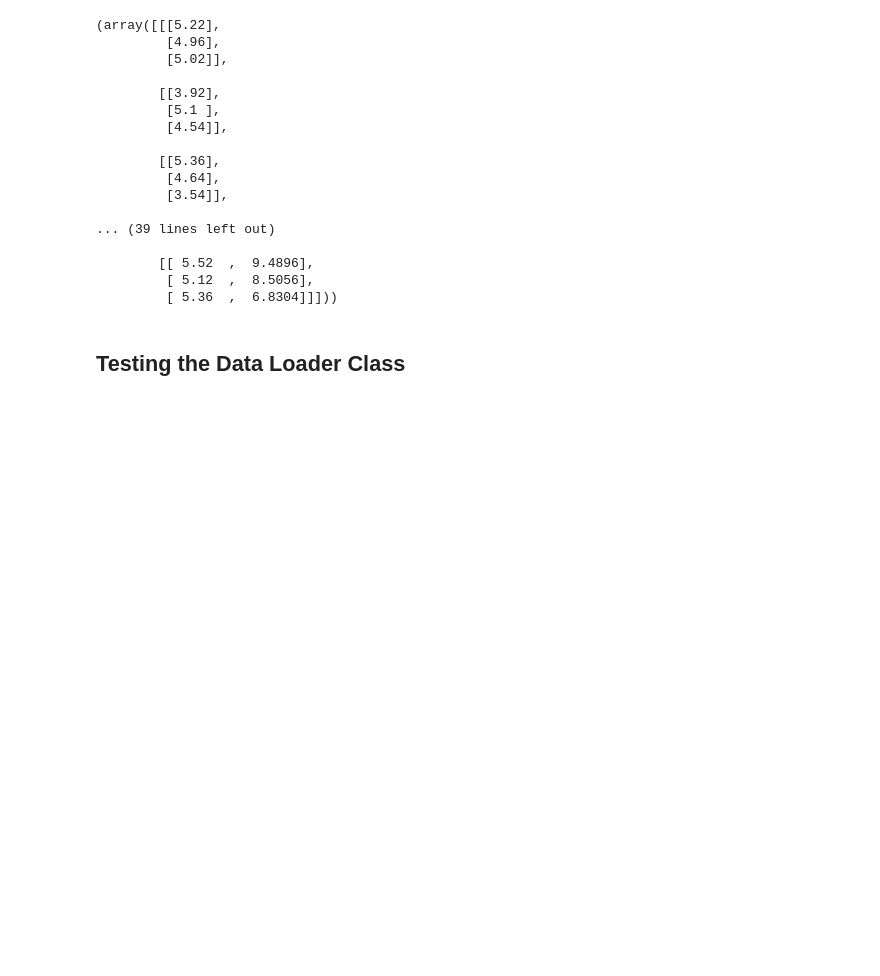
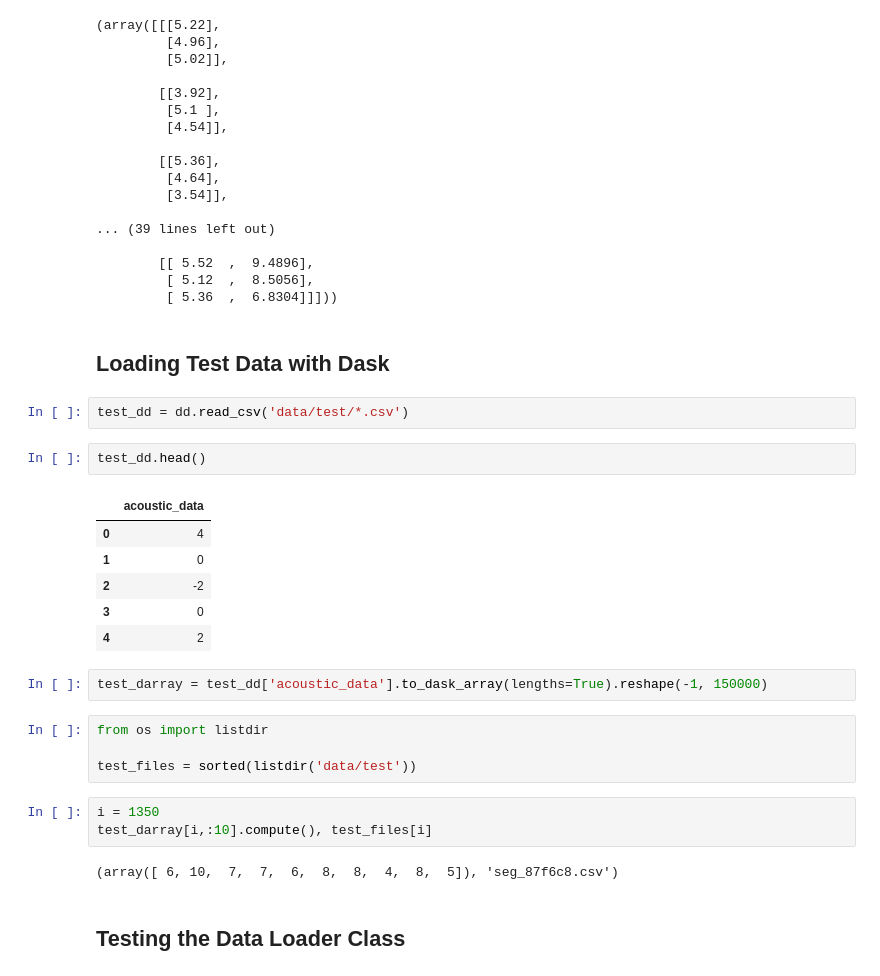
Before and after one commit to sudorm12/lanl, a Jupyter notebook: Explore.ipynb, the cells around one changed output. Saved outputs shown, nothing was run; the diff lists cells and outputs as text; blank space fills up the shorter version.

```diff
--- a/Explore.ipynb
+++ b/Explore.ipynb
@@ -238,6 +238,30 @@ sample_means.compute(), sample_vars.compute(), sample_stats.compute()
         [[ 5.52  ,  9.4896],
          [ 5.12  ,  8.5056],
          [ 5.36  ,  6.8304]]]))
+# %% [markdown]
+## Loading Test Data with Dask
+# %%
+test_dd = dd.read_csv('data/test/*.csv')
+# %%
+test_dd.head()
+# %% [output]
+|  | acoustic_data |
+| 0 | 4 |
+| 1 | 0 |
+| 2 | -2 |
+| 3 | 0 |
+| 4 | 2 |
+# %%
+test_darray = test_dd['acoustic_data'].to_dask_array(lengths=True).reshape(-1, 150000)
+# %%
+from os import listdir
+
+test_files = sorted(listdir('data/test'))
+# %%
+i = 1350
+test_darray[i,:10].compute(), test_files[i]
+# %% [output]
+(array([ 6, 10,  7,  7,  6,  8,  8,  4,  8,  5]), 'seg_87f6c8.csv')
 # %% [markdown]
 ## Testing the Data Loader Class
 # %%
```
Also changed, not shown: parts of 10 cells of this notebook, 4 other files.
